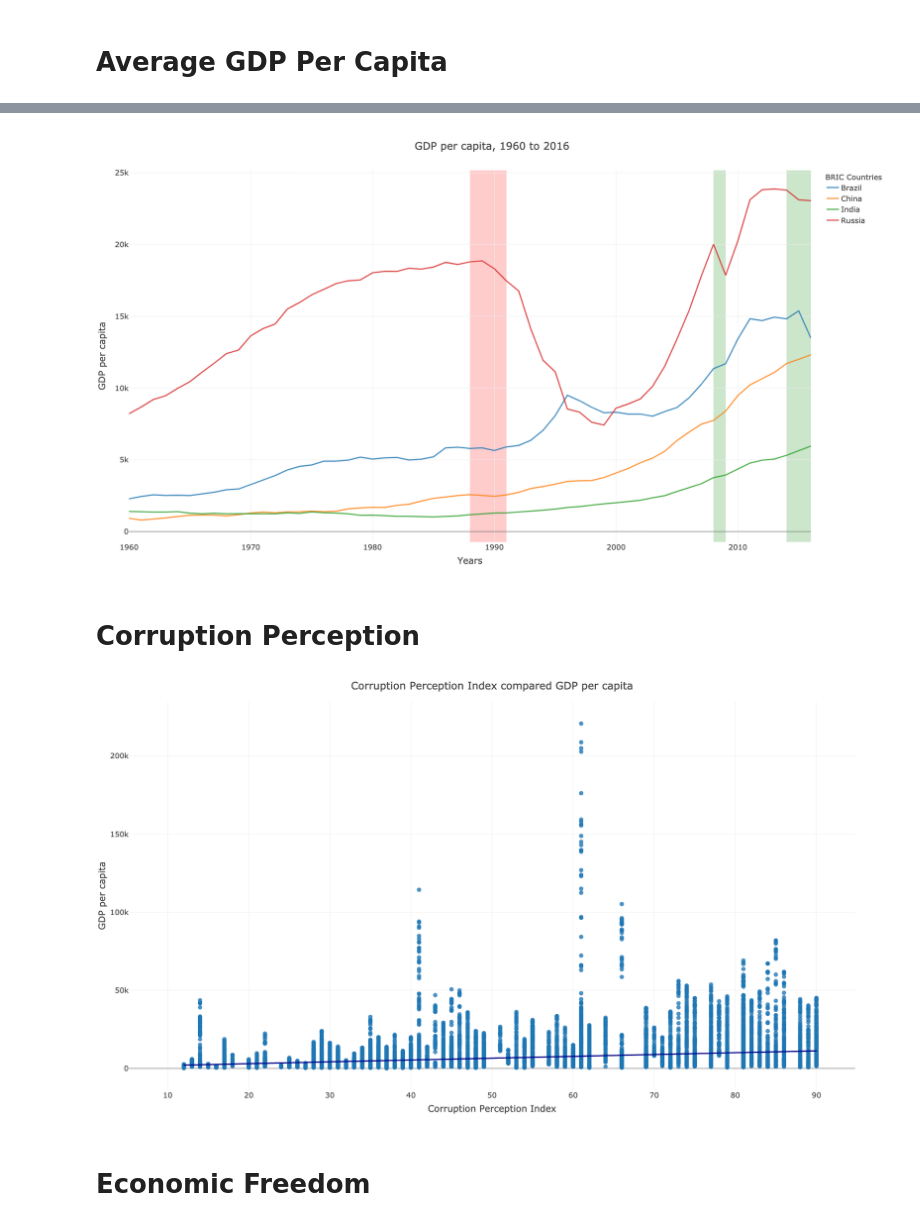
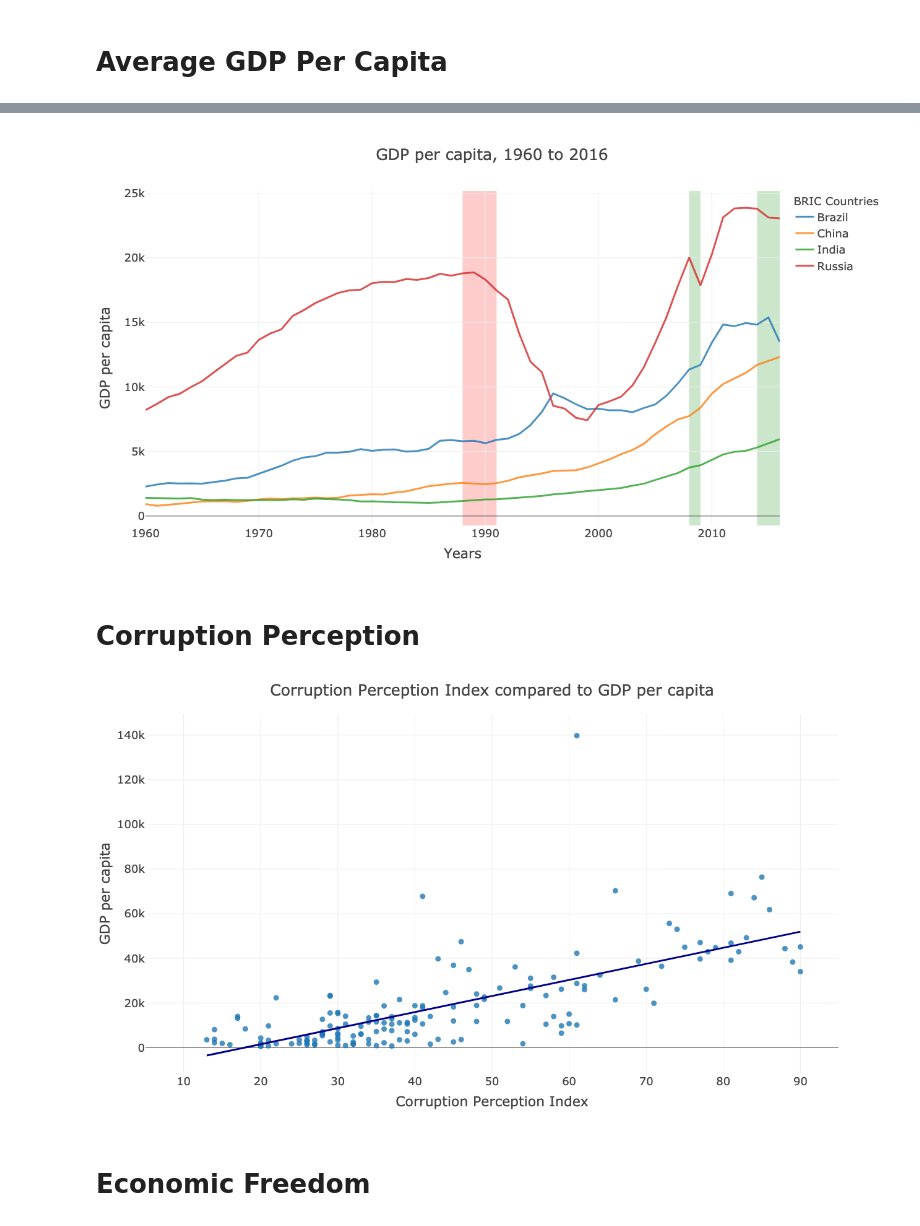
Before and after one commit to leonvanderlee/why_are_countries_wealthy, a Jupyter notebook: code/analysing.ipynb, the cells around one changed output, grey strips where cells are left out. Saved outputs shown, nothing was run; the diff lists cells and outputs as text; code cells hidden in the pictures.

```diff
--- a/code/analysing.ipynb
+++ b/code/analysing.ipynb
@@ -17,8 +17,8 @@ from scipy.stats import ttest_ind
 width_plot = 1920
 height_plot = 1080
 
-render_width_plot = 1920
-render_height_plot = 1080
+render_width_plot = 1280
+render_height_plot = 720
 
 opacity_traces = 0.8
 opacity_shapes = 0.2
@@ -350,30 +350,28 @@ fig.write_image("../plots/gdp_per_capita/brazil_china_india_russia.png")
 
 fig.show(renderer="png", width=render_width_plot, height=render_height_plot)
 # %% [output]
-[figure, old version]
+[figure, new version]
 # %% [markdown]
 # Corruption Perception
 # %%
 data = pd.read_sql('SELECT * FROM corruption_perception', engine)
 # %%
-data = data.loc[data['Year'] == 2016]
-
 fig = px.scatter(
     data,
     x = 'Corruption Perception Index',
     y = 'GDP',
     opacity=opacity_traces,
     trendline='ols',
     trendline_color_override='darkblue'
 )
 
-fig.update_layout(width=width_plot, height=height_plot, title='Corruption Perception Index compared GDP per capita', xaxis_title='Corruption Perception Index', yaxis_title='GDP per capita', showlegend=False)
+fig.update_layout(width=width_plot, height=height_plot, title='Corruption Perception Index compared to GDP per capita', xaxis_title='Corruption Perception Index', yaxis_title='GDP per capita', showlegend=False)
 
 fig.write_image("../plots/corruption_perception/corruption_perception_ols.png")
 
 fig.show(renderer='png', width=render_width_plot, height=render_height_plot)
 # %% [output]
-[figure, old version]
+[figure, new version]
 # %% [markdown]
 # Economic Freedom
 # %%
```
Also changed, not shown: parts of 18 cells of this notebook, 8 other files.
